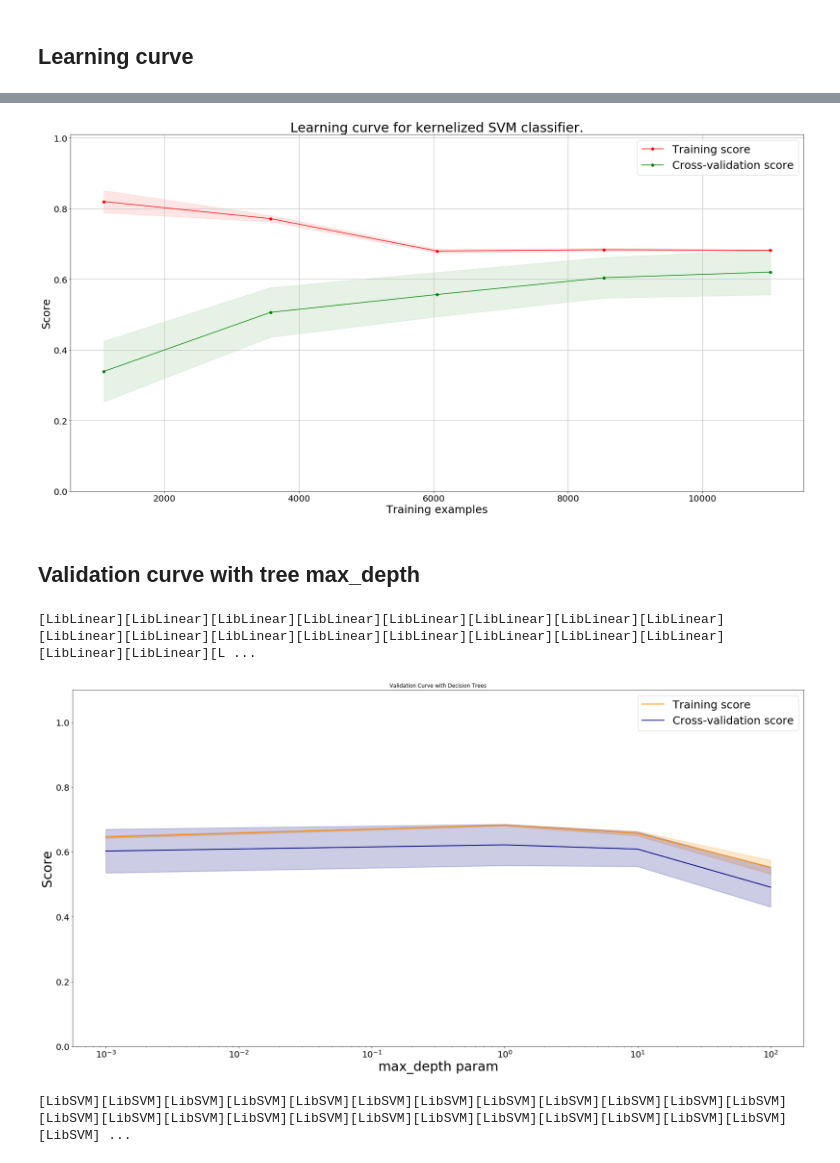
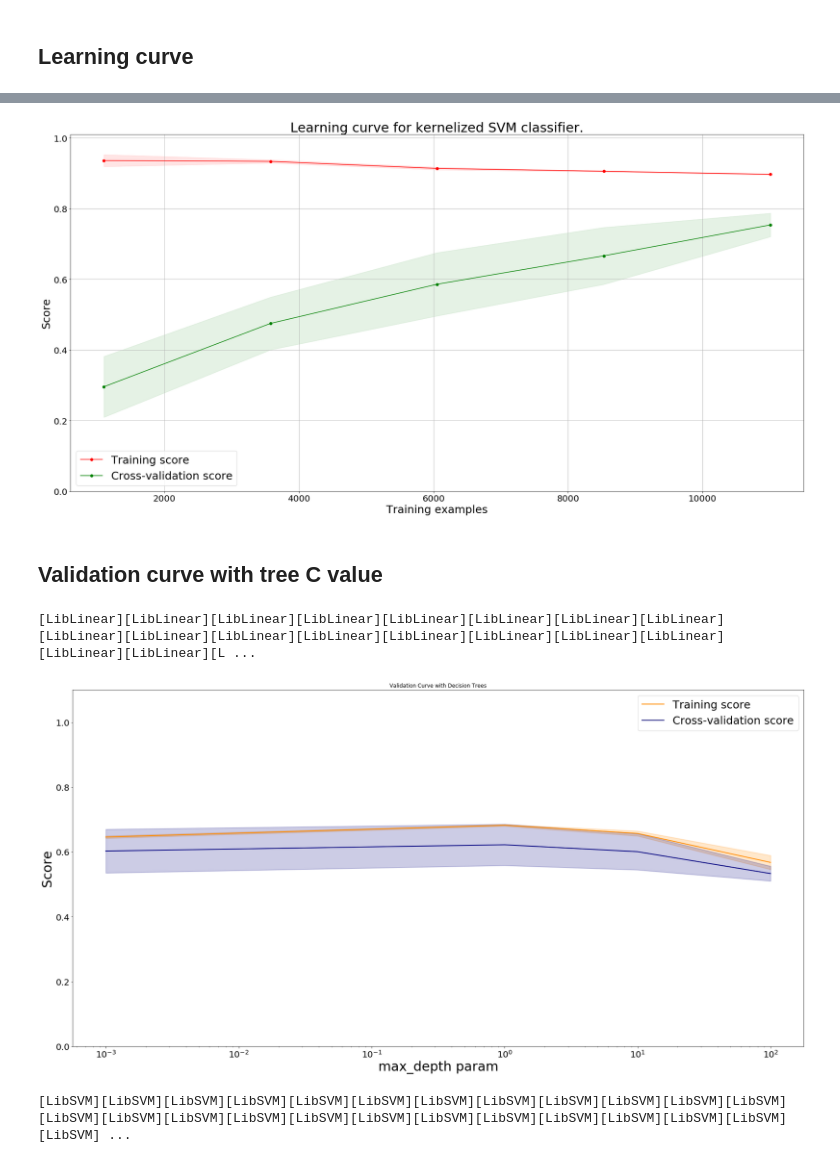
Before and after one commit to stefan-matcovici/Forest-Cover-Type-Prediction, a Jupyter notebook: 4-classification/svm.ipynb, the cells around one changed output, grey strips where cells are left out. Saved outputs shown, nothing was run; the diff lists cells and outputs as text; code cells hidden in the pictures.

Commit message:
Adjusted the SVM classifier output

```diff
--- a/4-classification/svm.ipynb
+++ b/4-classification/svm.ipynb
@@ -22,7 +22,7 @@ from sklearn import svm
 import warnings
 warnings.filterwarnings('ignore')
 
-data = load_data("../../Data", aggregate=False)
+data = load_data("../data", aggregate=False)
 # %% [output]
 You can access Timestamp as pandas.Timestamp
   pd.tslib.Timestamp,
@@ -54,6 +54,6 @@ plot_learning_curve(linear_classifier, 'Learning curve for linear SVM classifier
 [figure]
 # %%
 kfold = StratifiedKFold(n_splits = 10)
-plot_learning_curve(linear_classifier, 'Learning curve for kernelized SVM classifier.',
+plot_learning_curve(kernelized_classifier, 'Learning curve for kernelized SVM classifier.',
                     X, y, ylim=(0, 1.01), cv=kfold, n_jobs=10)
 # %% [output]
@@ -61,6 +61,6 @@ plot_learning_curve(linear_classifier, 'Learning curve for kernelized SVM classi
-[figure, old version]
+[figure, new version]
 # %% [markdown]
-## Validation curve with tree max_depth
+## Validation curve with tree C value
 # %%
 param_range = [0.001, 1, 10, 100]
 
@@ -100,7 +100,7 @@ plt.tick_params(labelsize=20)
 plt.show()
 # %% [output]
 [LibLinear][LibLinear][LibLinear][LibLinear][LibLinear][LibLinear][LibLinear][LibLinear][LibLinear][LibLinear][LibLinear][LibLinear][LibLinear][LibLinear][LibLinear][LibLinear][LibLinear][LibLinear][L ...
-[figure, old version]
+[figure, new version]
 # %%
 param_range = [1, 10, 100, 1000, 10000]
 
```
Also changed, not shown: parts of 2 cells of this notebook, 1 other file.
